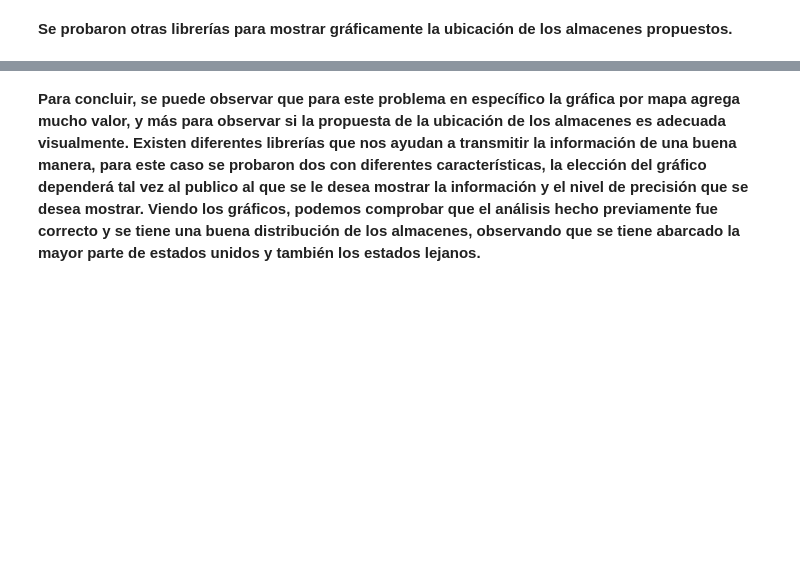
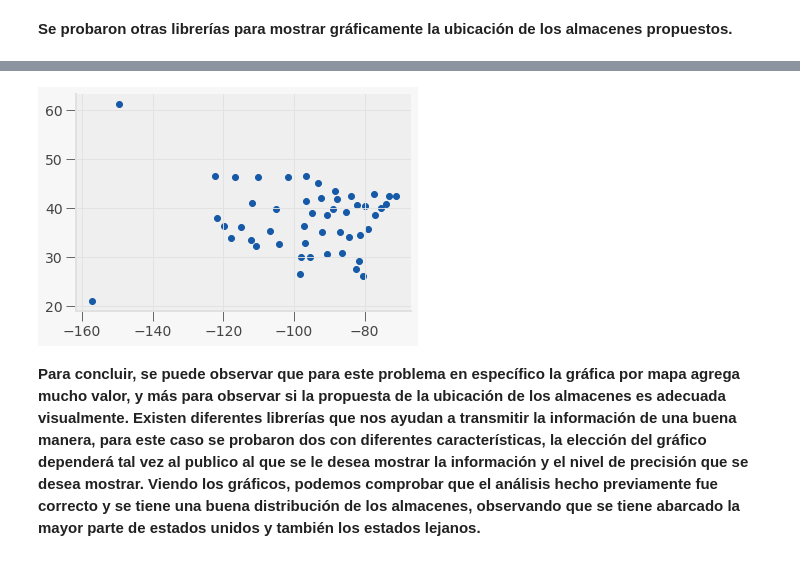
Before and after one commit to PosgradoMNA/actividades-de-aprendizaje-A01228409-ErnestoER, a Jupyter notebook: semana8/A01228409_TecMty_kmeans_target.ipynb, the cells around one changed output, grey strips where cells are left out. Cells and saved outputs as stored; diff of their text form; code cells hidden in the pictures; blank space fills up the shorter version.

```diff
--- a/semana8/A01228409_TecMty_kmeans_target.ipynb
+++ b/semana8/A01228409_TecMty_kmeans_target.ipynb
@@ -686,2 +667,7 @@ fig.show()
+# %%
+plt.scatter(x=gdf_almacenes_latlong['longitude'], y=gdf_almacenes_latlong['latitude'])
+plt.show()
+# %% [output]
+[figure, added]
 # %% [markdown]
 **Para concluir, se puede observar que para este problema en específico la gráfica por mapa agrega mucho valor, y más para observar si la propuesta de la ubicación de los almacenes es adecuada visualmente. Existen diferentes librerías que nos ayudan a transmitir la información de una buena manera, para este caso se probaron dos con diferentes características, la elección del gráfico dependerá tal vez al publico al que se le desea mostrar la información y el nivel de precisión que se desea mostrar. Viendo los gráficos, podemos comprobar que el análisis hecho previamente fue correcto y se tiene una buena distribución de los almacenes, observando que se tiene abarcado la mayor parte de estados unidos y también los estados lejanos.**
```
Also changed, not shown: parts of 19 cells of this notebook.
